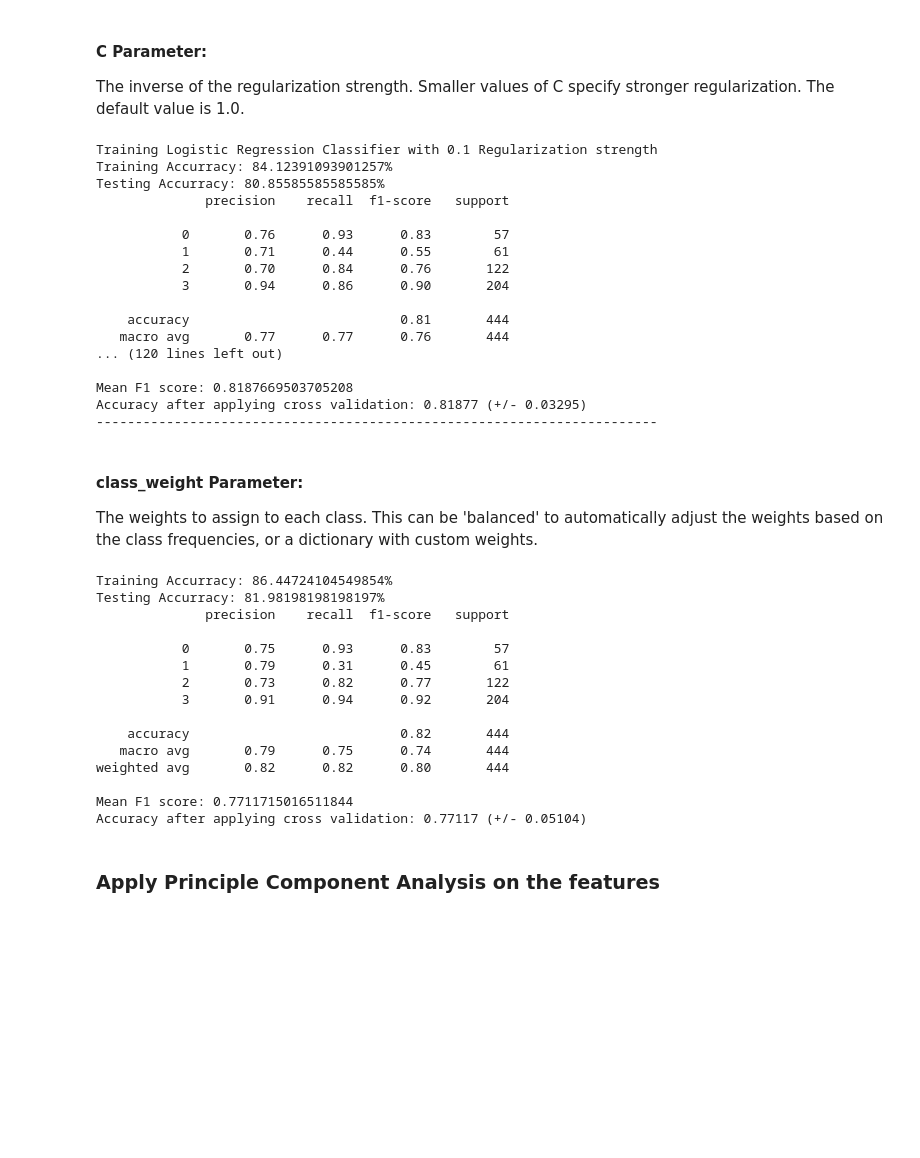
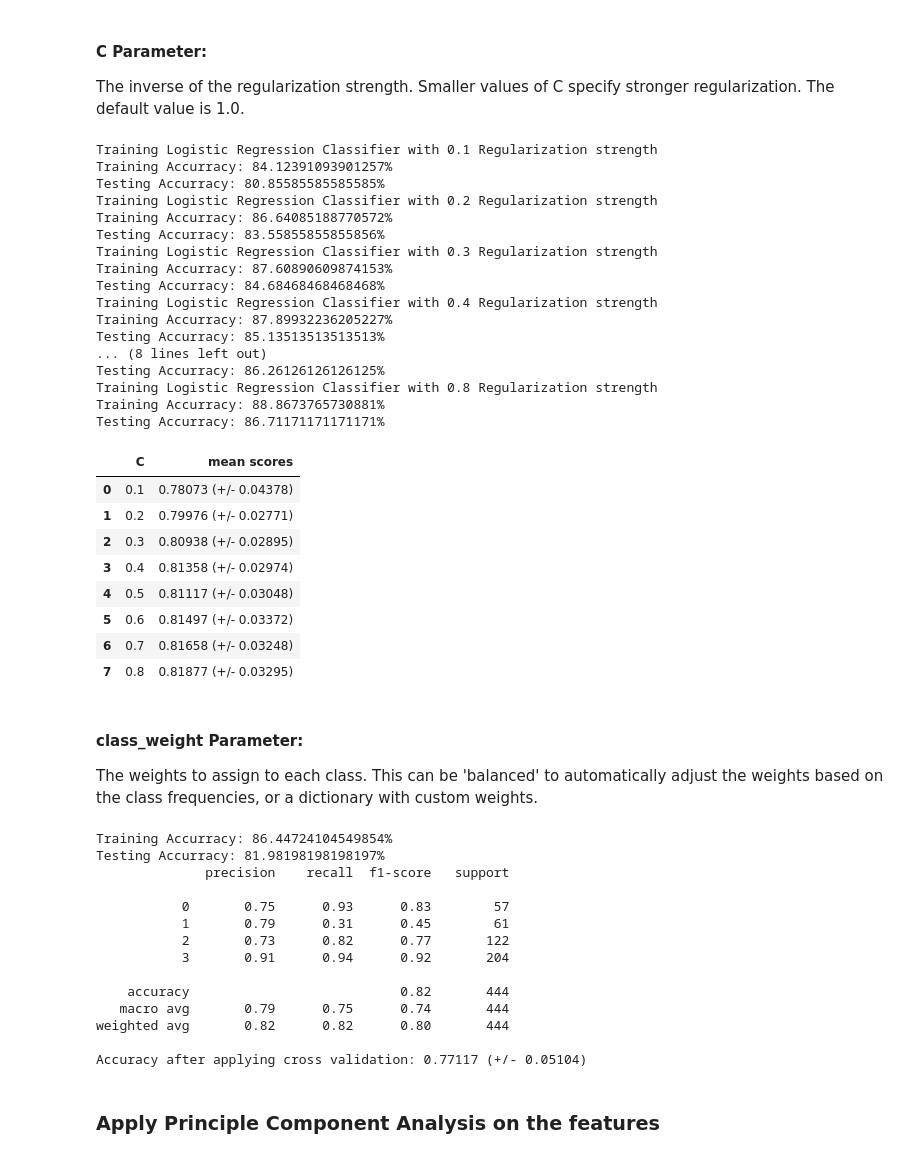
Before and after one commit to nadaelsayed11/Body-Level-Classification, a Jupyter notebook: Body_Level_Classification_Logistic.ipynb, the cells around one changed output. Drawn from its saved outputs; the diff is of its cells as text; code cells hidden in the pictures; blank space fills up the shorter version.

Commit message:
add logistic notebook

```diff
--- a/Body_Level_Classification_Logistic.ipynb
+++ b/Body_Level_Classification_Logistic.ipynb
@@ -50,8 +117,11 @@ y = df['Body_Level']
 X_train, X_test, y_train, y_test = train_test_split(X,y,stratify=y,test_size=0.3, random_state=42)
 
 
+multi_classes = ['multinomial', 'ovr']
+score = [0,0]
+
 # Logistic Regression
-for multi_class in ('multinomial', 'ovr'):
+for i, multi_class in enumerate(multi_classes):
     print(f"Training Logistic Regression Classifier with {multi_class}")
     model = LogisticRegression(multi_class = multi_class,max_iter = 30000).fit(X_train, y_train)
 
@@ -68,13 +138,9 @@ for multi_class in ('multinomial', 'ovr'):
     # perform cross-validation
     scores = cross_val_score(model, X, y, cv=kf, scoring='f1_macro')
 
-    # Print the classification report and mean F1 score
-    print(classification_report(y_test, model.predict(X_test)))
-    print("Mean F1 score:", scores.mean())
+    score[i] = f"{scores.mean():.5f}  (+/- {scores.std():.5f})"
 
-    # print the mean and standard deviation of the scores
-    print(f"Accuracy after applying cross validation: {scores.mean():.5f} (+/- {scores.std():.5f})")
-    print("------------------------------------------------------------------------")
+pd.DataFrame({'multi_class_type': multi_classes, 'score': score})
 # %% [output]
 Training Logistic Regression Classifier with multinomial
 Training Accurracy: 89.44820909970959%
@@ -105,9 +169,11 @@ y = df['Body_Level']
 # Split the data into training and test sets
 X_train, X_test, y_train, y_test = train_test_split(X,y,stratify=y,test_size=0.3, random_state=42)
 
+solvers = ['newton-cg', 'lbfgs', 'sag', 'saga']
+score = [0,0,0,0]
 
 # Logistic Regression
-for solver in ('newton-cg', 'lbfgs', 'sag', 'saga'):
+for i, solver in enumerate(solvers):
     print(f"Training Logistic Regression Classifier with {solver} solver")
     model = LogisticRegression(multi_class = "multinomial",solver = solver,max_iter = 30000).fit(X_train, y_train)
 
@@ -124,13 +190,9 @@ for solver in ('newton-cg', 'lbfgs', 'sag', 'saga'):
     # perform cross-validation
     scores = cross_val_score(model, X, y, cv=kf, scoring='f1_macro')
 
-    # Print the classification report and mean F1 score
-    print(classification_report(y_test, model.predict(X_test)))
-    print("Mean F1 score:", scores.mean())
+    score[i] = f"{scores.mean():.5f}  (+/- {scores.std():.5f})"
 
-    # print the mean and standard deviation of the scores
-    print(f"Accuracy after applying cross validation: {scores.mean():.5f} (+/- {scores.std():.5f})")
-    print("------------------------------------------------------------------------")
+pd.DataFrame({'solver': solvers, 'mean scores': score})
 # %% [output]
 Training Logistic Regression Classifier with newton-cg solver
 Training Accurracy: 89.351403678606%
@@ -212,55 +274,62 @@ The inverse of the regularization strength. Smaller values of C specify stronger
 # separate the features and target variable
 X = df.drop('Body_Level', axis=1)
 y = df['Body_Level']
 
 
 # Split the data into training and test sets
 X_train, X_test, y_train, y_test = train_test_split(X,y,stratify=y,test_size=0.3, random_state=42)
 
-
+Cs = [0.1,0.2,0.3,0.4,0.5,0.6,0.7,0.8]
+score = [0,0,0,0,0,0,0,0]
 # Logistic Regression
-for c in [0.1,0.2,0.3,0.4,0.5,0.6,0.7,0.8]:
+for i,c in enumerate(Cs):
     print(f"Training Logistic Regression Classifier with {c} Regularization strength")
     model = LogisticRegression(multi_class = "multinomial",solver = 'lbfgs', penalty = 'l2', C=c ,max_iter = 50000).fit(X_train, y_train)
 
     # Predicting the Test set results
     y_train_predict = model.predict(X_train)
     print(f"Training Accurracy: {accuracy_score(y_train, y_train_predict) * 100}%")
     y_test_predict = model.predict(X_test)
     print(f"Testing Accurracy: {accuracy_score(y_test, y_test_predict) * 100}%")
 
 
     # create a KFold object
     kf = KFold(n_splits=10, shuffle=True, random_state=42)
 
     # perform cross-validation
     scores = cross_val_score(model, X, y, cv=kf, scoring='f1_macro')
 
-    # Print the classification report and mean F1 score
-    print(classification_report(y_test, model.predict(X_test)))
-    print("Mean F1 score:", scores.mean())
 
-    # print the mean and standard deviation of the scores
-    print(f"Accuracy after applying cross validation: {scores.mean():.5f} (+/- {scores.std():.5f})")
-    print("------------------------------------------------------------------------")
+    score[i] = f"{scores.mean():.5f}  (+/- {scores.std():.5f})"
+
+pd.DataFrame({'C': Cs, 'mean scores': score})
 # %% [output]
 Training Logistic Regression Classifier with 0.1 Regularization strength
 Training Accurracy: 84.12391093901257%
 Testing Accurracy: 80.85585585585585%
-              precision    recall  f1-score   support
-
-           0       0.76      0.93      0.83        57
-           1       0.71      0.44      0.55        61
-           2       0.70      0.84      0.76       122
-           3       0.94      0.86      0.90       204
-
-    accuracy                           0.81       444
-   macro avg       0.77      0.77      0.76       444
-... (120 lines left out)
-
-Mean F1 score: 0.8187669503705208
-Accuracy after applying cross validation: 0.81877 (+/- 0.03295)
-------------------------------------------------------------------------
+Training Logistic Regression Classifier with 0.2 Regularization strength
+Training Accurracy: 86.64085188770572%
+Testing Accurracy: 83.55855855855856%
+Training Logistic Regression Classifier with 0.3 Regularization strength
+Training Accurracy: 87.60890609874153%
+Testing Accurracy: 84.68468468468468%
+Training Logistic Regression Classifier with 0.4 Regularization strength
+Training Accurracy: 87.89932236205227%
+Testing Accurracy: 85.13513513513513%
+... (8 lines left out)
+Testing Accurracy: 86.26126126126125%
+Training Logistic Regression Classifier with 0.8 Regularization strength
+Training Accurracy: 88.8673765730881%
+Testing Accurracy: 86.71171171171171%
+|  | C | mean scores |
+| 0 | 0.1 | 0.78073 (+/- 0.04378) |
+| 1 | 0.2 | 0.79976 (+/- 0.02771) |
+| 2 | 0.3 | 0.80938 (+/- 0.02895) |
+| 3 | 0.4 | 0.81358 (+/- 0.02974) |
+| 4 | 0.5 | 0.81117 (+/- 0.03048) |
+| 5 | 0.6 | 0.81497 (+/- 0.03372) |
+| 6 | 0.7 | 0.81658 (+/- 0.03248) |
+| 7 | 0.8 | 0.81877 (+/- 0.03295) |
 # %% [markdown]
 #### class_weight Parameter:
 The weights to assign to each class. This can be 'balanced' to automatically adjust the weights based on the class frequencies, or a dictionary with custom weights.
@@ -299,7 +368,6 @@ scores = cross_val_score(model, X, y, cv=kf, scoring='f1_macro')
 
 # Print the classification report and mean F1 score
 print(classification_report(y_test, model.predict(X_test)))
-print("Mean F1 score:", scores.mean())
 
 # print the mean and standard deviation of the scores
 print(f"Accuracy after applying cross validation: {scores.mean():.5f} (+/- {scores.std():.5f})")
@@ -317,7 +385,6 @@ Testing Accurracy: 81.98198198198197%
    macro avg       0.79      0.75      0.74       444
 weighted avg       0.82      0.82      0.80       444
 
-Mean F1 score: 0.7711715016511844
 Accuracy after applying cross validation: 0.77117 (+/- 0.05104)
 # %% [markdown]
 ### Apply Principle Component Analysis on the features
```
Also changed, not shown: parts of 21 cells of this notebook.
